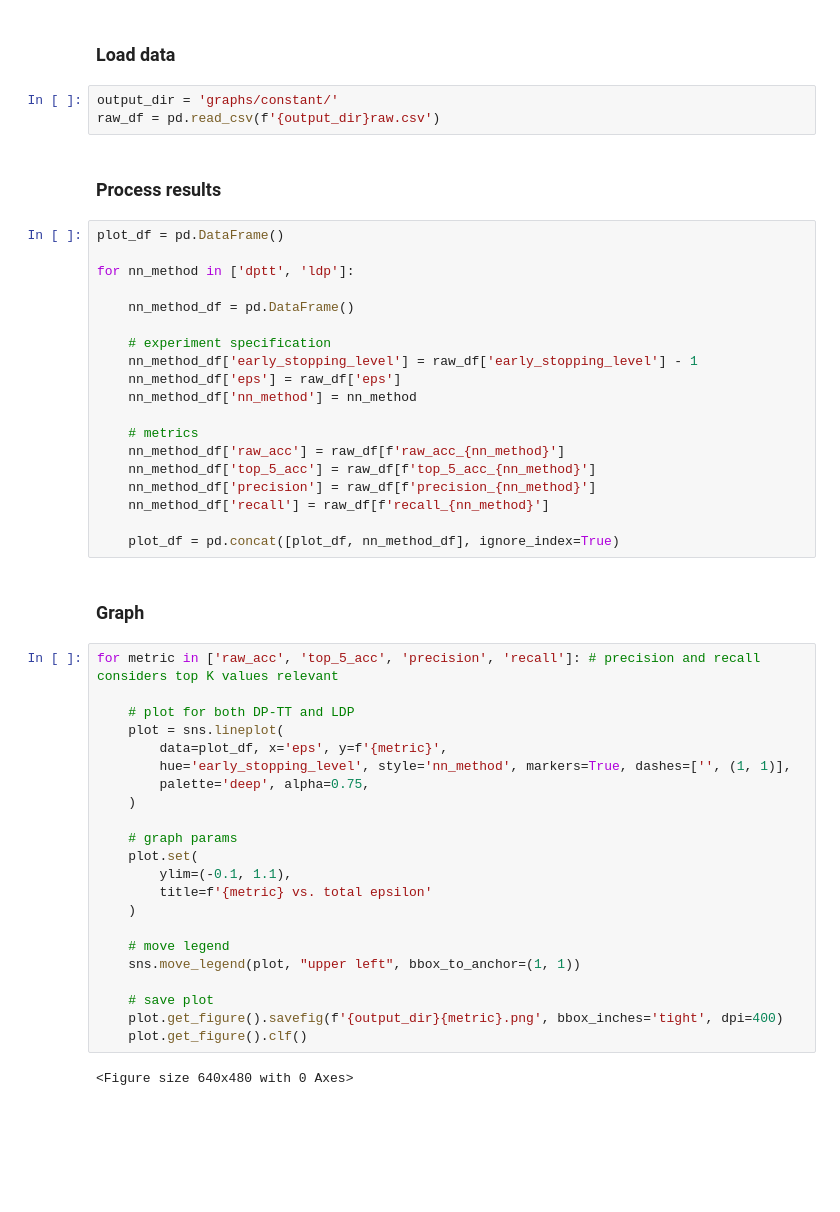
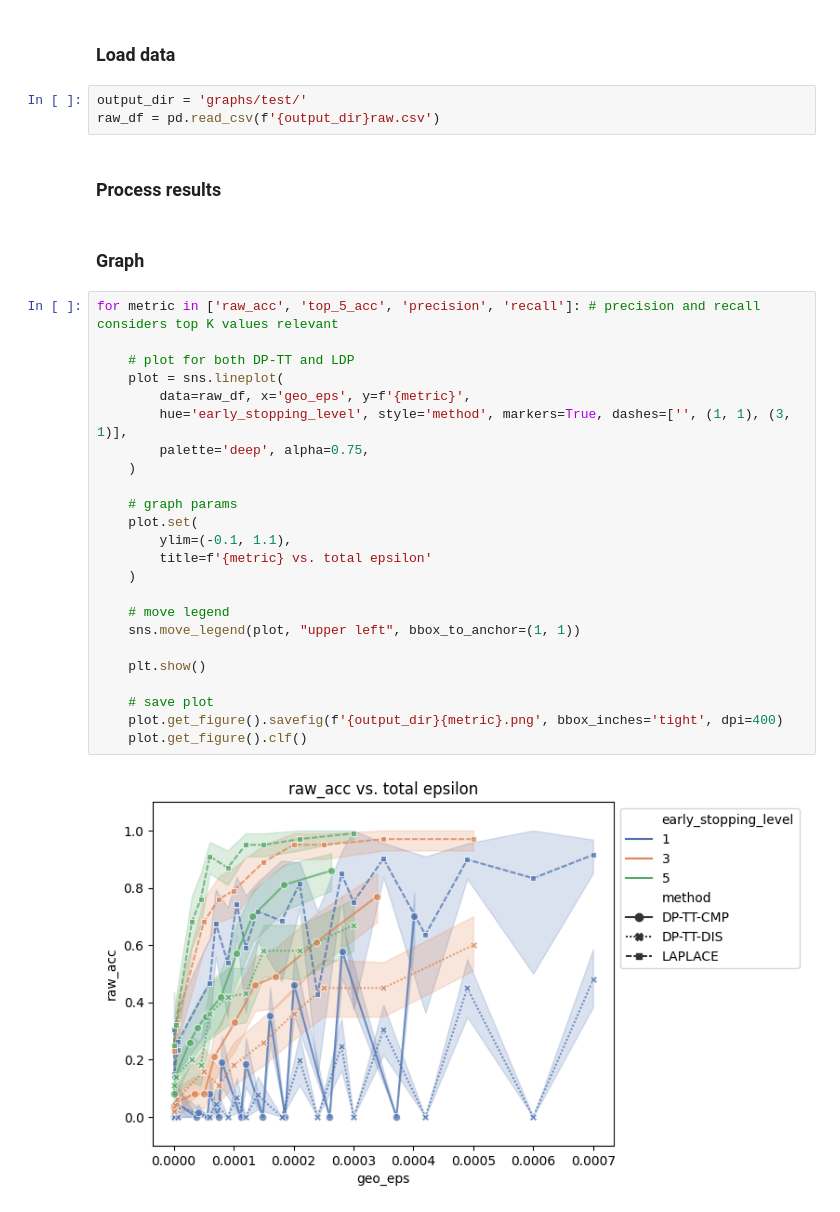
Before and after one commit to d1shs0ap/dpnn, a Jupyter notebook: graphs.ipynb, the cells around one changed output. Saved outputs shown, nothing was run; the diff lists cells and outputs as text; blank space fills up the shorter version.

```diff
--- a/graphs.ipynb
+++ b/graphs.ipynb
@@ -7,52 +8,35 @@ import inspect
 # %% [markdown]
 ### Load data
 # %%
-output_dir = 'graphs/constant/'
+output_dir = 'graphs/test/'
 raw_df = pd.read_csv(f'{output_dir}raw.csv')
 # %% [markdown]
 ### Process results
-# %%
-plot_df = pd.DataFrame()
-
-for nn_method in ['dptt', 'ldp']:
-
-    nn_method_df = pd.DataFrame()
-
-    # experiment specification
-    nn_method_df['early_stopping_level'] = raw_df['early_stopping_level'] - 1
-    nn_method_df['eps'] = raw_df['eps']
-    nn_method_df['nn_method'] = nn_method
-
-    # metrics
-    nn_method_df['raw_acc'] = raw_df[f'raw_acc_{nn_method}']
-    nn_method_df['top_5_acc'] = raw_df[f'top_5_acc_{nn_method}']
-    nn_method_df['precision'] = raw_df[f'precision_{nn_method}']
-    nn_method_df['recall'] = raw_df[f'recall_{nn_method}']
-
-    plot_df = pd.concat([plot_df, nn_method_df], ignore_index=True)
 # %% [markdown]
 ### Graph
 # %%
 for metric in ['raw_acc', 'top_5_acc', 'precision', 'recall']: # precision and recall considers top K values relevant
 
     # plot for both DP-TT and LDP
     plot = sns.lineplot(
-        data=plot_df, x='eps', y=f'{metric}',
-        hue='early_stopping_level', style='nn_method', markers=True, dashes=['', (1, 1)],
+        data=raw_df, x='geo_eps', y=f'{metric}',
+        hue='early_stopping_level', style='method', markers=True, dashes=['', (1, 1), (3, 1)],
         palette='deep', alpha=0.75,
     )
 
     # graph params
     plot.set(
         ylim=(-0.1, 1.1),
         title=f'{metric} vs. total epsilon'
     )
 
     # move legend
     sns.move_legend(plot, "upper left", bbox_to_anchor=(1, 1))
 
+    plt.show()
+
     # save plot
     plot.get_figure().savefig(f'{output_dir}{metric}.png', bbox_inches='tight', dpi=400)
     plot.get_figure().clf()
 # %% [output]
-<Figure size 640x480 with 0 Axes>
+[figure, added]
```
Also changed, not shown: parts of 2 cells of this notebook, 22 other files.
